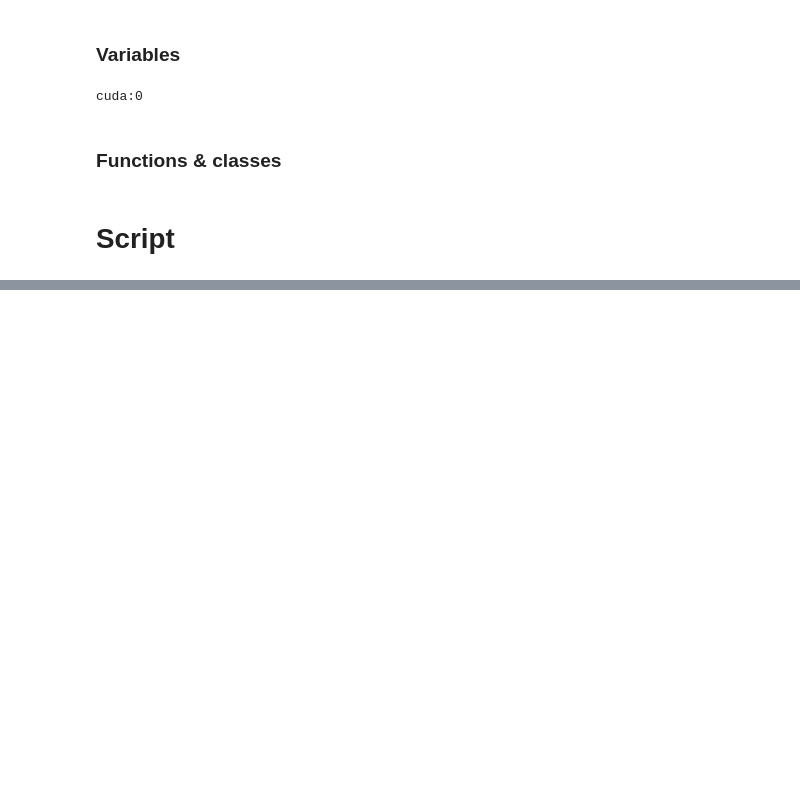
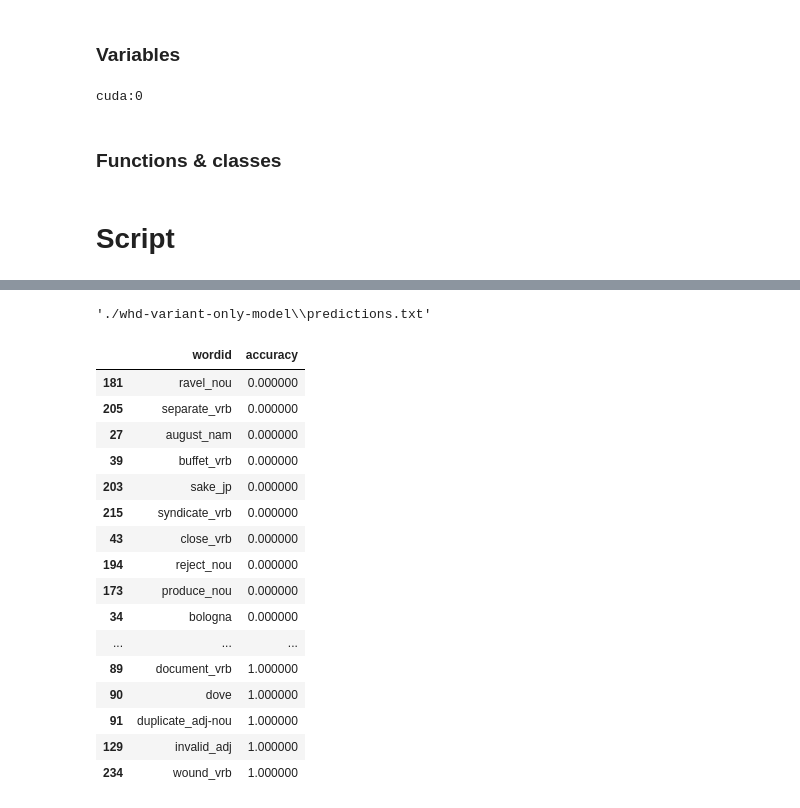
Before and after one commit to jseale/dissertation, a Jupyter notebook: Models/Baselines/WHD_Bert/DISTILBERT_variant_only_WHD_Disambiguation_Baseline.ipynb, the cells around one changed output, grey strips where cells are left out. Saved outputs shown, nothing was run; the diff lists cells and outputs as text; code cells hidden in the pictures; blank space fills up the shorter version.

```diff
--- a/Models/Baselines/WHD_Bert/DISTILBERT_variant_only_WHD_Disambiguation_Baseline.ipynb
+++ b/Models/Baselines/WHD_Bert/DISTILBERT_variant_only_WHD_Disambiguation_Baseline.ipynb
@@ -304,0 +328,4 @@ Macro Accuracy
+# %%
+output_predictions_file
+# %% [output]
+'./whd-variant-only-model\\predictions.txt'
@@ -304,0 +334,20 @@ Macro Accuracy
+# %%
+accuracies_df.sort_values("accuracy")
+# %% [output]
+|  | wordid | accuracy |
+| 181 | ravel_nou | 0.000000 |
+| 205 | separate_vrb | 0.000000 |
+| 27 | august_nam | 0.000000 |
+| 39 | buffet_vrb | 0.000000 |
+| 203 | sake_jp | 0.000000 |
+| 215 | syndicate_vrb | 0.000000 |
+| 43 | close_vrb | 0.000000 |
+| 194 | reject_nou | 0.000000 |
+| 173 | produce_nou | 0.000000 |
+| 34 | bologna | 0.000000 |
+| ... | ... | ... |
+| 89 | document_vrb | 1.000000 |
+| 90 | dove | 1.000000 |
+| 91 | duplicate_adj-nou | 1.000000 |
+| 129 | invalid_adj | 1.000000 |
+| 234 | wound_vrb | 1.000000 |
```
Also changed, not shown: parts of 16 cells of this notebook, 1 other file.
